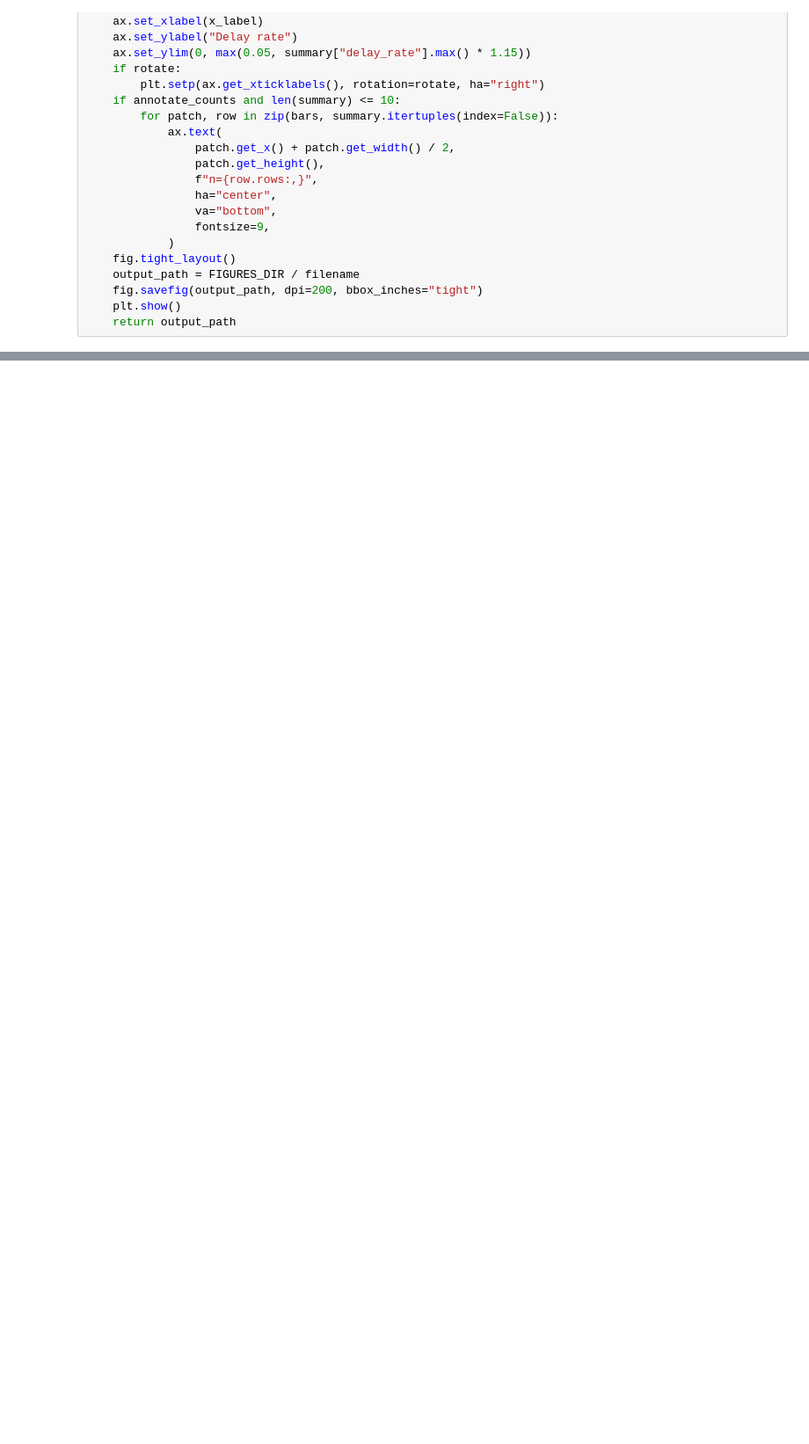
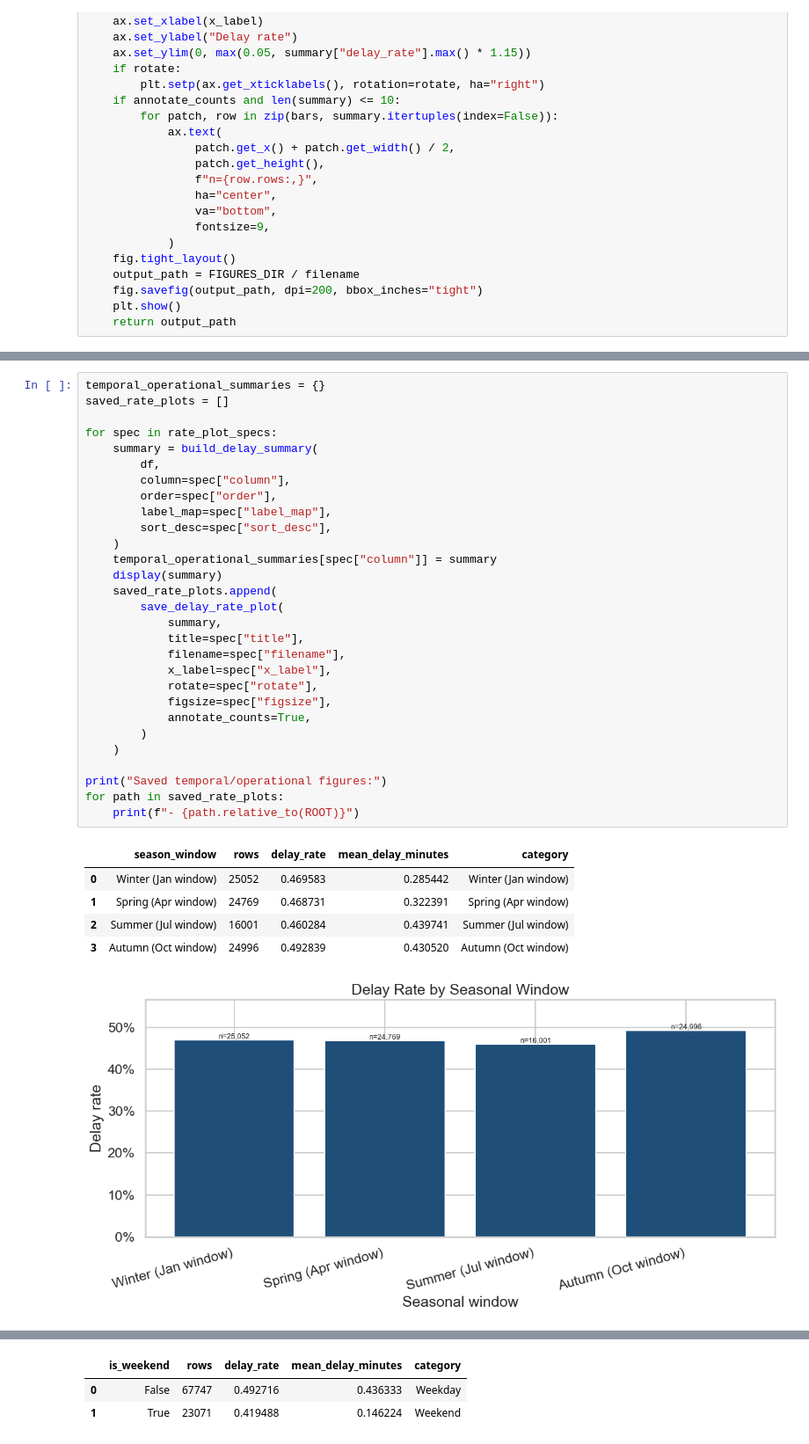
Before and after one commit to berenaydogan/DSA210-Project, a Jupyter notebook: notebooks/eda.ipynb, the cells around one changed output, grey strips where cells are left out. Shown at 88% size. Saved outputs shown, nothing was run; the diff lists cells and outputs as text; blank space fills up the shorter version.

Commit message:
feat: add delay rate visualizations by temporal and operational factors

```diff
--- a/notebooks/eda.ipynb
+++ b/notebooks/eda.ipynb
@@ -393,0 +513,36 @@ def save_delay_rate_plot(
+# %%
+temporal_operational_summaries = {}
+saved_rate_plots = []
+
+for spec in rate_plot_specs:
+    summary = build_delay_summary(
+        df,
+        column=spec["column"],
+        order=spec["order"],
+        label_map=spec["label_map"],
+        sort_desc=spec["sort_desc"],
+    )
+    temporal_operational_summaries[spec["column"]] = summary
+    display(summary)
+    saved_rate_plots.append(
+        save_delay_rate_plot(
+            summary,
+            title=spec["title"],
+            filename=spec["filename"],
+            x_label=spec["x_label"],
+            rotate=spec["rotate"],
+            figsize=spec["figsize"],
+            annotate_counts=True,
+        )
+    )
+
+print("Saved temporal/operational figures:")
+for path in saved_rate_plots:
+    print(f"- {path.relative_to(ROOT)}")
+# %% [output]
+|  | season_window | rows | delay_rate | mean_delay_minutes | category |
+| 0 | Winter (Jan window) | 25052 | 0.469583 | 0.285442 | Winter (Jan window) |
+| 1 | Spring (Apr window) | 24769 | 0.468731 | 0.322391 | Spring (Apr window) |
+| 2 | Summer (Jul window) | 16001 | 0.460284 | 0.439741 | Summer (Jul window) |
+| 3 | Autumn (Oct window) | 24996 | 0.492839 | 0.430520 | Autumn (Oct window) |
+[figure, added]
@@ -393,0 +583,3 @@ def save_delay_rate_plot(
+|  | is_weekend | rows | delay_rate | mean_delay_minutes | category |
+| 0 | False | 67747 | 0.492716 | 0.436333 | Weekday |
+| 1 | True | 23071 | 0.419488 | 0.146224 | Weekend |
```
Also changed, not shown: parts of 3 cells of this notebook, 9 other files.
